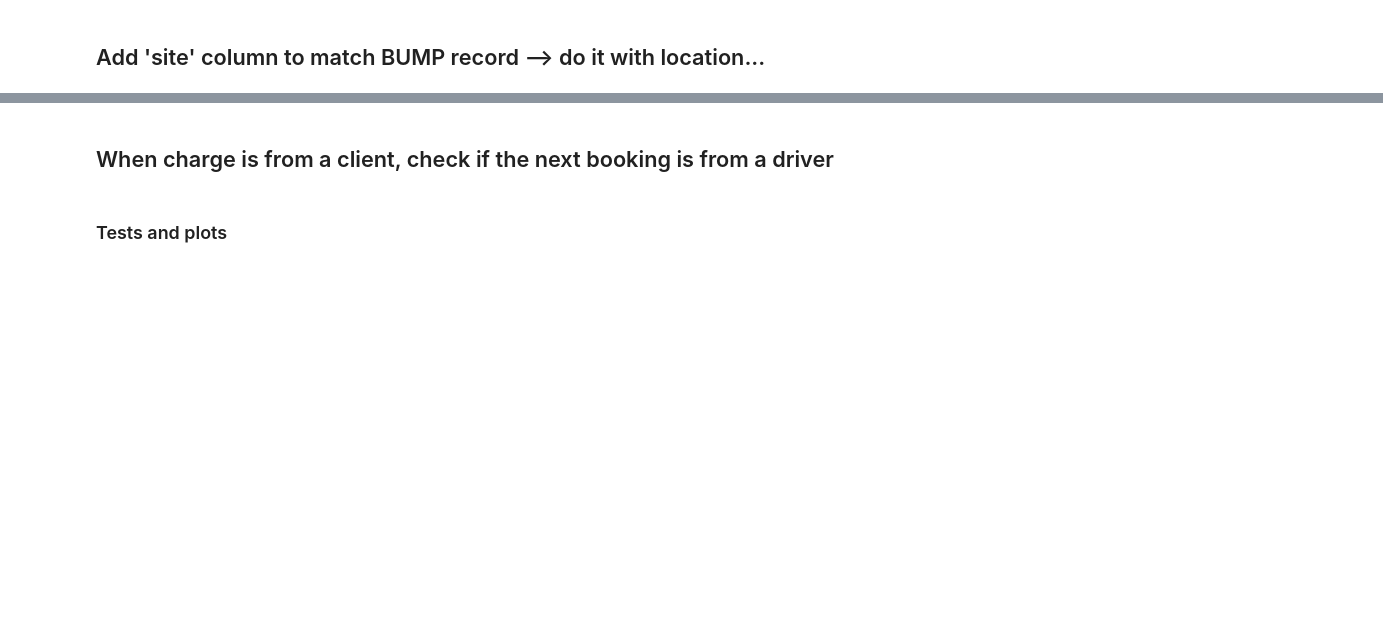
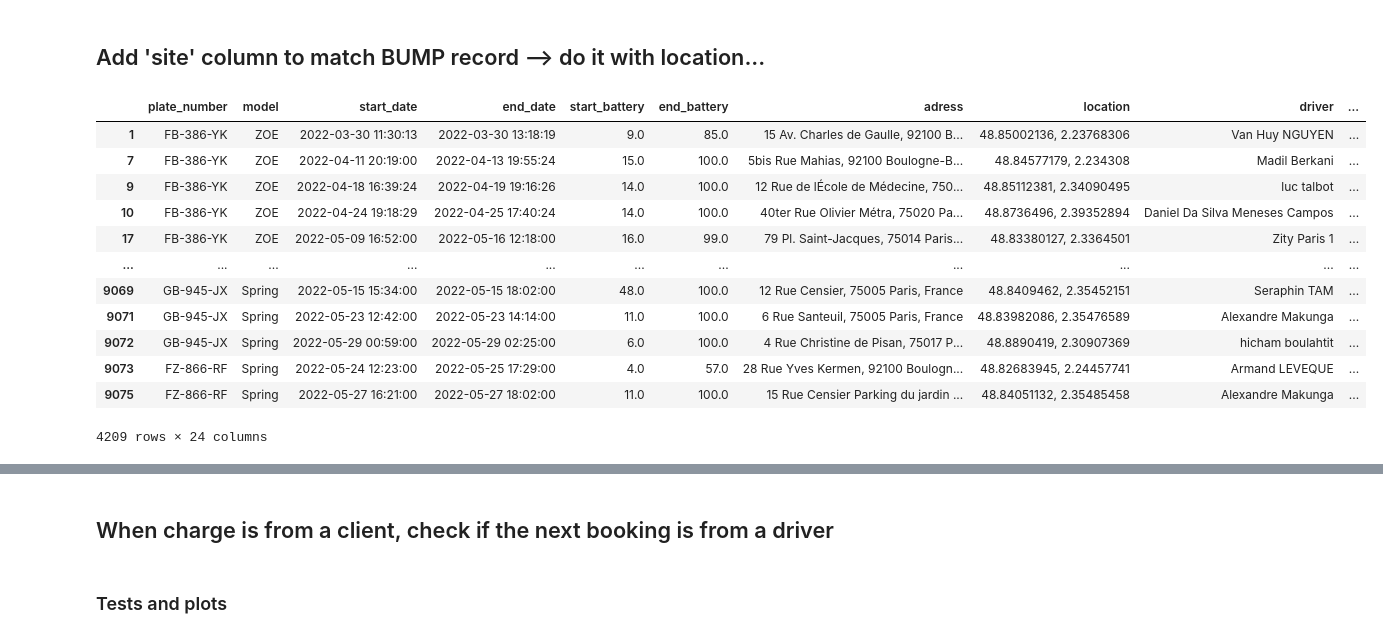
Before and after one commit to paul-mdb/car_sharing_relocation, a Jupyter notebook: ChargingSessions.ipynb, the cells around one changed output, grey strips where cells are left out. Cells and saved outputs as stored; diff of their text form; code cells hidden in the pictures; blank space fills up the shorter version.

```diff
--- a/ChargingSessions.ipynb
+++ b/ChargingSessions.ipynb
@@ -195,5 +196,53 @@ def site(address):
         return 'Zity'
     else :
         return "NO MATCH"
-# %%
-sessions_df['site'] = sessions_df['adress'].map(site)
+# %%
+def loc_site(coords, radius):
+    if geopy.distance.geodesic(coords, (48.84085668270345, 2.3547124332890457)).km < radius:
+        return "BMP - Paripark - Jardin des Plantes - Paris | 15 Rue Censier, 75005 Paris, France"
+    elif geopy.distance.geodesic(coords, (48.8267037597978, 2.3531090981614864)).km < radius:
+        return "BMP - Paripark - Moulin des Près - Paris | 62 Rue du Moulin des Prés, 75013 Paris, France"
+    elif geopy.distance.geodesic(coords, (48.873684950802044, 2.393388557688522)).km < radius:
+        return "BMP - Paripark - Olivier Metra - Paris | 35-49 Rue Olivier Métra, 75020 Paris"
+    elif geopy.distance.geodesic(coords, (48.88948797132723, 2.308701830754263)).km < radius:
+        return "BMP - Parking AVE - 17e | 7 Rue Christine de Pisan, 75017 Paris, France"
+    elif geopy.distance.geodesic(coords, (48.845888346615055, 2.2673247046686034)).km < radius:
+        return "Belib/B90-1609 | 2 Rue Chardon Lagache"
+    elif geopy.distance.geodesic(coords, (48.890703253173214, 2.354113050057324)).km < radius:
+        return "Belib/B90-1805 | 27 Rue Ordener"
+    elif geopy.distance.geodesic(coords, (48.82802014590191, 2.2716522760732465)).km < radius:
+        return "Freshmile/SUERDA | 26 Allée des Frères Voisin"
+    elif geopy.distance.geodesic(coords, (48.88124877267117, 2.4227016430401584)).km < radius:
+        return "La borne bleue/qznBqG3joK | 17 Rue Léon Renault"
+    elif geopy.distance.geodesic(coords, (48.85101291450305, 2.341009648307103)).km < radius:
+        return "SAEMES/SAE-EDM | 21 Rue de l'École de Médecine"
+    elif geopy.distance.geodesic(coords, (48.82681595930142, 2.2231016911032877)).km < radius:
+        return "SIGEIF et Izivia/FR*SIG*PSIGE*49 | 2 Avenue de la Cristallerie"
+    elif geopy.distance.geodesic(coords, (48.90231124074938, 2.317810962179574)).km < radius:
+        return "SIGEIF et Izivia/FR*SIG*PSIGE*89 | 123 Boulevard Victor Hugo"
+    elif geopy.distance.geodesic(coords, (48.90382732824149, 2.084128075565785)).km < radius:
+        return "ATotal/TOTAL-NF058742 | Avenue du Maréchal Foch"
+    elif geopy.distance.geodesic(coords, (48.891198447656116, 2.2475660676664218)).km < radius:
+        return "Total/TOTAL-NF059983 | 1 Rue de Strasbourg"
+    elif geopy.distance.geodesic(coords, (48.826157610628314, 2.2455017759875027)).km < radius:
+        return 'Zity'
+    else :
+        return "NO MATCH"
+# %%
+sessions_df['site'] = sessions_df['location'].map(lambda x: (loc_site(x, 0.4)))
+# %%
+sessions_df
+# %% [output]
+|  | plate_number | model | start_date | end_date | start_battery | end_battery | adress | location | driver | ... |
+| 1 | FB-386-YK | ZOE | 2022-03-30 11:30:13 | 2022-03-30 13:18:19 | 9.0 | 85.0 | 15 Av. Charles de Gaulle, 92100 B... | 48.85002136, 2.23768306 | Van Huy NGUYEN | ... |
+| 7 | FB-386-YK | ZOE | 2022-04-11 20:19:00 | 2022-04-13 19:55:24 | 15.0 | 100.0 | 5bis Rue Mahias, 92100 Boulogne-B... | 48.84577179, 2.234308 | Madil Berkani | ... |
+| 9 | FB-386-YK | ZOE | 2022-04-18 16:39:24 | 2022-04-19 19:16:26 | 14.0 | 100.0 | 12 Rue de lÉcole de Médecine, 750... | 48.85112381, 2.34090495 | luc talbot | ... |
+| 10 | FB-386-YK | ZOE | 2022-04-24 19:18:29 | 2022-04-25 17:40:24 | 14.0 | 100.0 | 40ter Rue Olivier Métra, 75020 Pa... | 48.8736496, 2.39352894 | Daniel Da Silva Meneses Campos | ... |
+| 17 | FB-386-YK | ZOE | 2022-05-09 16:52:00 | 2022-05-16 12:18:00 | 16.0 | 99.0 | 79 Pl. Saint-Jacques, 75014 Paris... | 48.83380127, 2.3364501 | Zity Paris 1 | ... |
+| ... | ... | ... | ... | ... | ... | ... | ... | ... | ... | ... |
+| 9069 | GB-945-JX | Spring | 2022-05-15 15:34:00 | 2022-05-15 18:02:00 | 48.0 | 100.0 | 12 Rue Censier, 75005 Paris, France | 48.8409462, 2.35452151 | Seraphin TAM | ... |
+| 9071 | GB-945-JX | Spring | 2022-05-23 12:42:00 | 2022-05-23 14:14:00 | 11.0 | 100.0 | 6 Rue Santeuil, 75005 Paris, France | 48.83982086, 2.35476589 | Alexandre Makunga | ... |
+| 9072 | GB-945-JX | Spring | 2022-05-29 00:59:00 | 2022-05-29 02:25:00 | 6.0 | 100.0 | 4 Rue Christine de Pisan, 75017 P... | 48.8890419, 2.30907369 | hicham boulahtit | ... |
+| 9073 | FZ-866-RF | Spring | 2022-05-24 12:23:00 | 2022-05-25 17:29:00 | 4.0 | 57.0 | 28 Rue Yves Kermen, 92100 Boulogn... | 48.82683945, 2.24457741 | Armand LEVEQUE | ... |
+| 9075 | FZ-866-RF | Spring | 2022-05-27 16:21:00 | 2022-05-27 18:02:00 | 11.0 | 100.0 | 15 Rue Censier Parking du jardin ... | 48.84051132, 2.35485458 | Alexandre Makunga | ... |
+4209 rows × 24 columns
```
Also changed, not shown: parts of 11 cells of this notebook, 1 other file.
